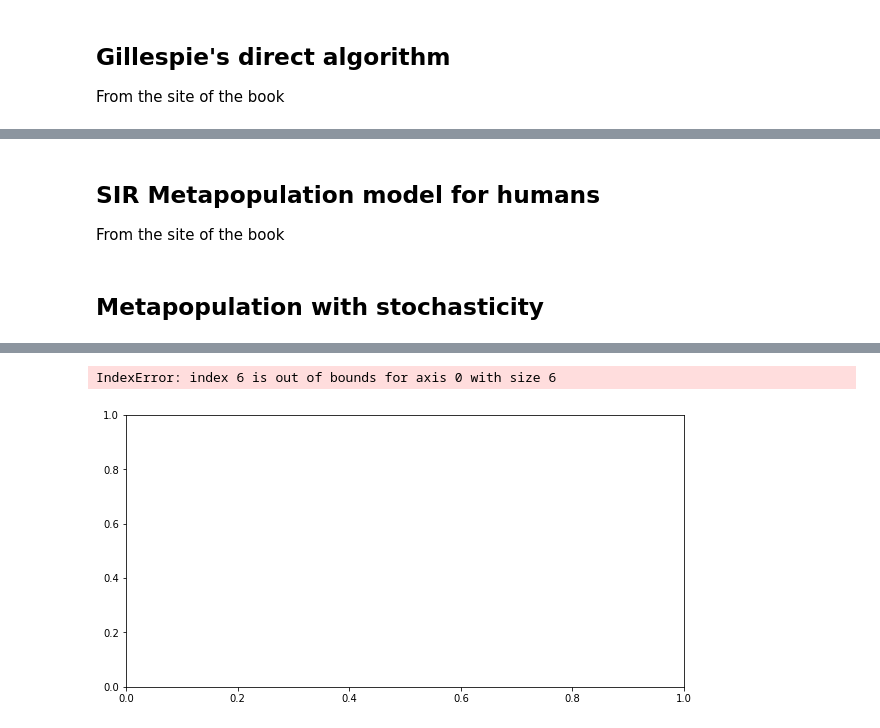
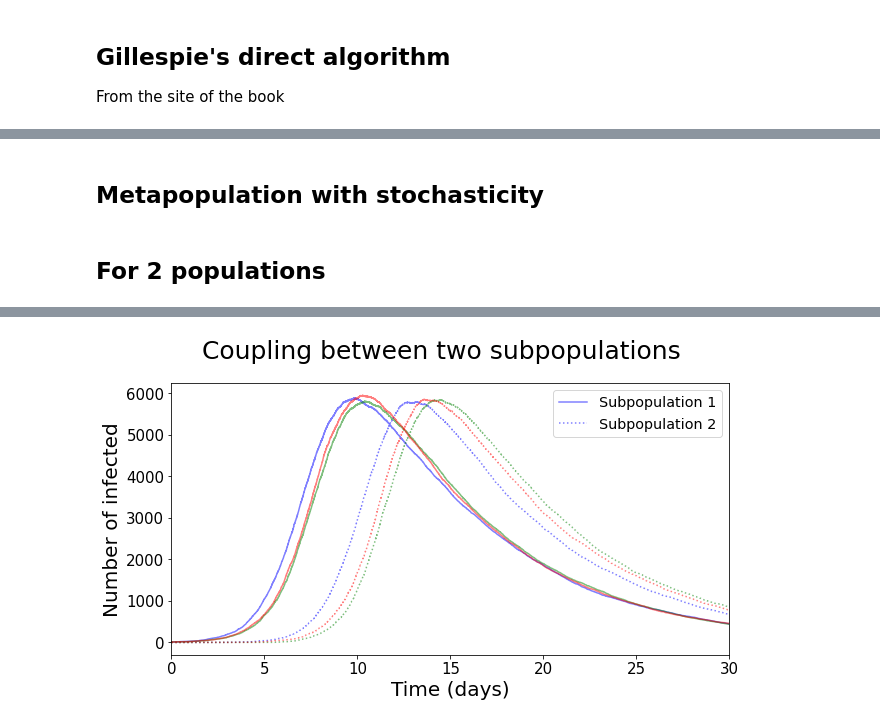
Before and after one commit to Florisdv5/Introcomp_assign2, a Jupyter notebook: Introcomp_assign2.ipynb, the cells around one changed output, grey strips where cells are left out. Drawn from its saved outputs; the diff is of its cells as text; code cells hidden in the pictures.

```diff
--- a/Introcomp_assign2.ipynb
+++ b/Introcomp_assign2.ipynb
@@ -152,32 +145,31 @@ plt.show()
 ## Extinctions for different population size ##
 
 beta=1
-gamma=1/5.0
+gamma=1/10.0
 R0 = beta/gamma
 print("R0 is: ", R0)
 mu=1/(70*365)
+print(mu)
 # delta = 0.0005
 Nlist = [50000, 500000, 5000000]
 
-fig, (ax2) = plt.subplots(1, sharex=True, figsize = (12, 6))
+fig, (ax2) = plt.subplots(1, sharex=True, figsize = (10, 5))
 color = ['red', 'blue', 'green']
 
 for Nvalue in range(3):
     N0 = Nlist[Nvalue]
     alfa = 0.9
+#     print(N0)
     for iteration in range(3):
+#         print(iteration)
         Y0=pl.ceil(mu*N0/gamma)
         X0=pl.floor(gamma*N0/beta)
         Z0=N0-X0-Y0
         ND=MaxTime=365.0
         INPUT = np.array((X0,Y0,Z0))
-        delta = 0.0625*mu*(beta/gamma -1)*math.sqrt(N0)
-
-#         delta = 0.02
-        print(delta)
+        delta = 0
 
         [T,S,I,R]=Stoch_Iteration(INPUT)
-
 
         tT=np.array(T)[1:,]/365.
         tS=np.array(S)[1:,]
@@ -189,7 +181,7 @@ for Nvalue in range(3):
             ax2.plot(tT, tI/tN, alpha=alfa, color = color[Nvalue], label=('Population size of %s' %(N0)))
         else:
             ax2.plot(tT, tI/tN, alpha=alfa, color = color[Nvalue])
-        ax2.set_ylabel("Infected", size = 20)
+        ax2.set_ylabel("Fraction of infected", size = 20)
         alfa = alfa - 0.2
 
 plt.legend(loc = "upper right", fontsize = "x-large", bbox_to_anchor = (1,1))
@@ -278,3 +257,0 @@ plt.show()
-# %% [markdown]
-## SIR Metapopulation model for humans
-From the site of the book
@@ -488,15 +334,15 @@ def Stoch_Iteration(INPUT):
 #         T.append(T[lop-1])
 #         print(T[lop-1])
     return [T,S,I,R]
+# %% [markdown]
+## For 2 populations
 # %%
 beta=1
 gamma=1/7.0
-mu=0.0001
-N0=500
-rhoij = 0.00001
-rhoji = 0.001
-rho = [[1,rhoij],[rhoji,1]]
-nsub = 3
+mu=0
+N0=10000
+rhoij = 0.01
+nsub = 2
 rho = np.zeros((nsub,nsub))
 for pop in range(nsub):
     for sub in range(nsub):
@@ -504,21 +350,12 @@ for pop in range(nsub):
             rho[pop][sub] = 1
             if pop < nsub-1:
                 if sub < nsub-1:
-#                     rho[pop][sub+1] = rhoij
+                    rho[pop][sub+1] = rhoij
                     rho[pop+1][sub] = rhoij
-#         if pop == sub+1:
-#             rho[pop][sub+1] = rhoij
-#             print(pop)
-#             print(sub+1)
-#             print(rho[pop][sub+1])
-#         print(rho)
-#         if pop+1 == sub:
-#             rho[pop+1][sub] = rhoij
-
 
 print(rho)
-ND=MaxTime=365.0*100
-Y01=100
+ND=MaxTime=365.0
+Y01=10
 X01=N0-Y01
 # Y01=pl.ceil(mu*N0/gamma)
 # X01=pl.floor(gamma*N0/beta)
@@ -532,38 +369,37 @@ Z02=N0-X02-Y02
 
 INPUT01 = [[X01,Y01,Z01]]
 INPUT = INPUT01 + [[X02,Y02,Z02] for x in range(nsub-1)]
+# print(INPUT)
 
 
 timestep=0.0
+linestyles = ['-', ":", '--', '-.']
+colors = ['b', 'g', 'r', 'c', 'm', 'y']
 
 fig, (ax2) = plt.subplots(1, sharex=True, figsize = (10,5))
 
-for i in range(1):
+for i in range(3):
     INPUT = INPUT01 + [[X02,Y02,Z02] for x in range(nsub-1)]
-    [T,S,I,R]=Stoch_Iteration(INPUT)
+    [T,S,I,R]=Stoch_Iteration_met(INPUT)
 
     tT=T
     tS=S
     tI=I
     tR=R
+    for sub in range(nsub):
+        if i == 0:
+            ax2.plot(tT[1:], tI[sub][1:], alpha = 0.5, color = colors[i], linestyle = linestyles[sub], label=('Subpopulation {}'.format(sub+1, i+1)))
+        else:
+            ax2.plot(tT[1:], tI[sub][1:], alpha = 0.5, color = colors[i], linestyle = linestyles[sub])
 
-    alfa = 1
-    for sub in range(nsub):
-        ax2.plot(tT[1:], tI[sub][1:], alpha=0.5, label=('Iteration {} for population {}'.format(i+1, sub+1)))
-ax2.set_ylabel("Infected", size = 15)
-# ax2.set_xlim(0,250)
-
-
+ax2.set_ylabel("Number of infected", size = 20)
+ax2.set_xlim(0,30)
 plt.legend(loc = "upper right", fontsize = "x-large")
 for tick in ax2.xaxis.get_major_ticks():
     tick.label.set_fontsize(15)
-# for tick in ax1.yaxis.get_major_ticks():
-#     tick.label.set_fontsize(15)
 for tick in ax2.yaxis.get_major_ticks():
     tick.label.set_fontsize(15)
-# for tick in ax3.yaxis.get_major_ticks():
-#     tick.label.set_fontsize(15)
-fig.suptitle('The variability between \n different iterations ', size = 25, y = 1.06)
+fig.suptitle('Coupling between two subpopulations', size = 25, y = 1.0)
 plt.xlabel ('Time (days)', size = 20)
 plt.show()
 # %% [output]
@@ -587,2 +408 @@ plt.show()
-IndexError: index 6 is out of bounds for axis 0 with size 6
-[figure, old version]
+[figure, new version]
```
Also changed, not shown: parts of 10 cells of this notebook.
